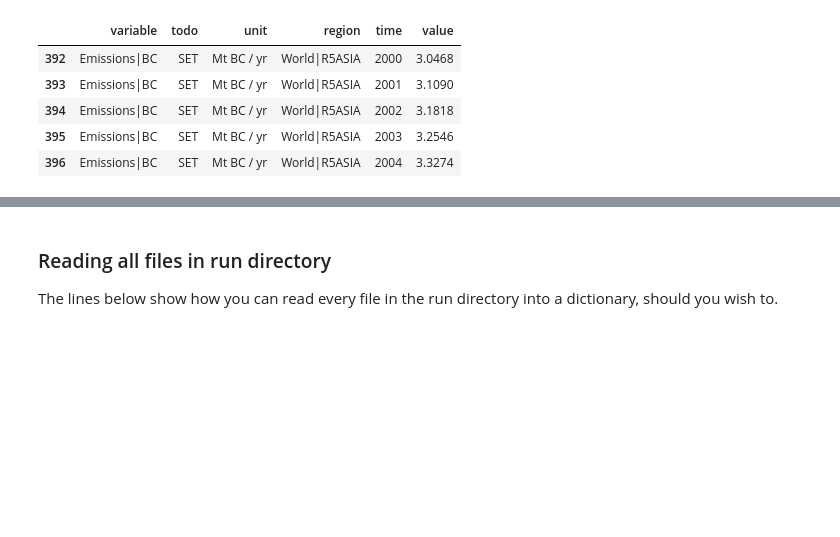
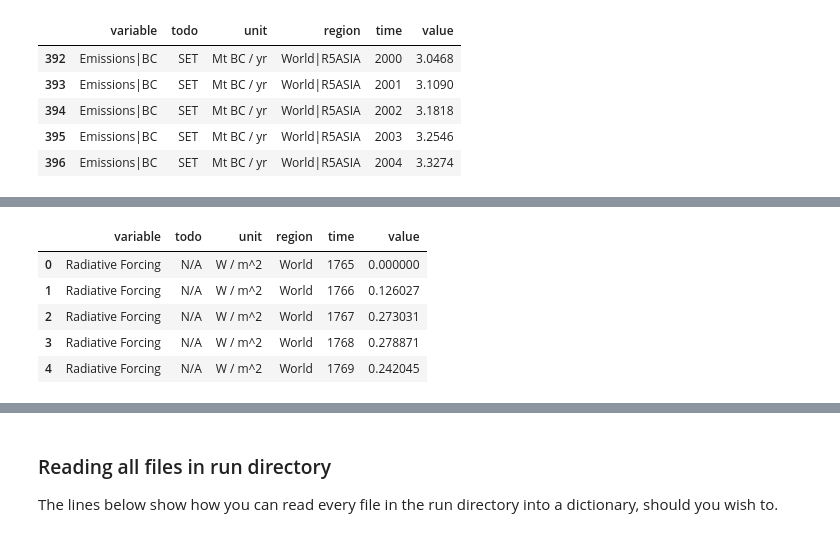
Before and after one commit to openscm/pymagicc, a Jupyter notebook: notebooks/Input-Examples.ipynb, the cells around one changed output, grey strips where cells are left out. Drawn from its saved outputs; the diff is of its cells as text; code cells hidden in the pictures; blank space fills up the shorter version.

```diff
--- a/notebooks/Input-Examples.ipynb
+++ b/notebooks/Input-Examples.ipynb
@@ -102,0 +168,10 @@ mdata.df[
+# %%
+mdata.read(join(TEST_DATA_DIR, "RCP3PD_MIDYEAR_RADFORCING.DAT"))
+mdata.df.head()
+# %% [output]
+|  | variable | todo | unit | region | time | value |
+| 0 | Radiative Forcing | N/A | W / m^2 | World | 1765 | 0.000000 |
+| 1 | Radiative Forcing | N/A | W / m^2 | World | 1766 | 0.126027 |
+| 2 | Radiative Forcing | N/A | W / m^2 | World | 1767 | 0.273031 |
+| 3 | Radiative Forcing | N/A | W / m^2 | World | 1768 | 0.278871 |
+| 4 | Radiative Forcing | N/A | W / m^2 | World | 1769 | 0.242045 |
```
Also changed, not shown: parts of 8 cells of this notebook, 1 other file.
